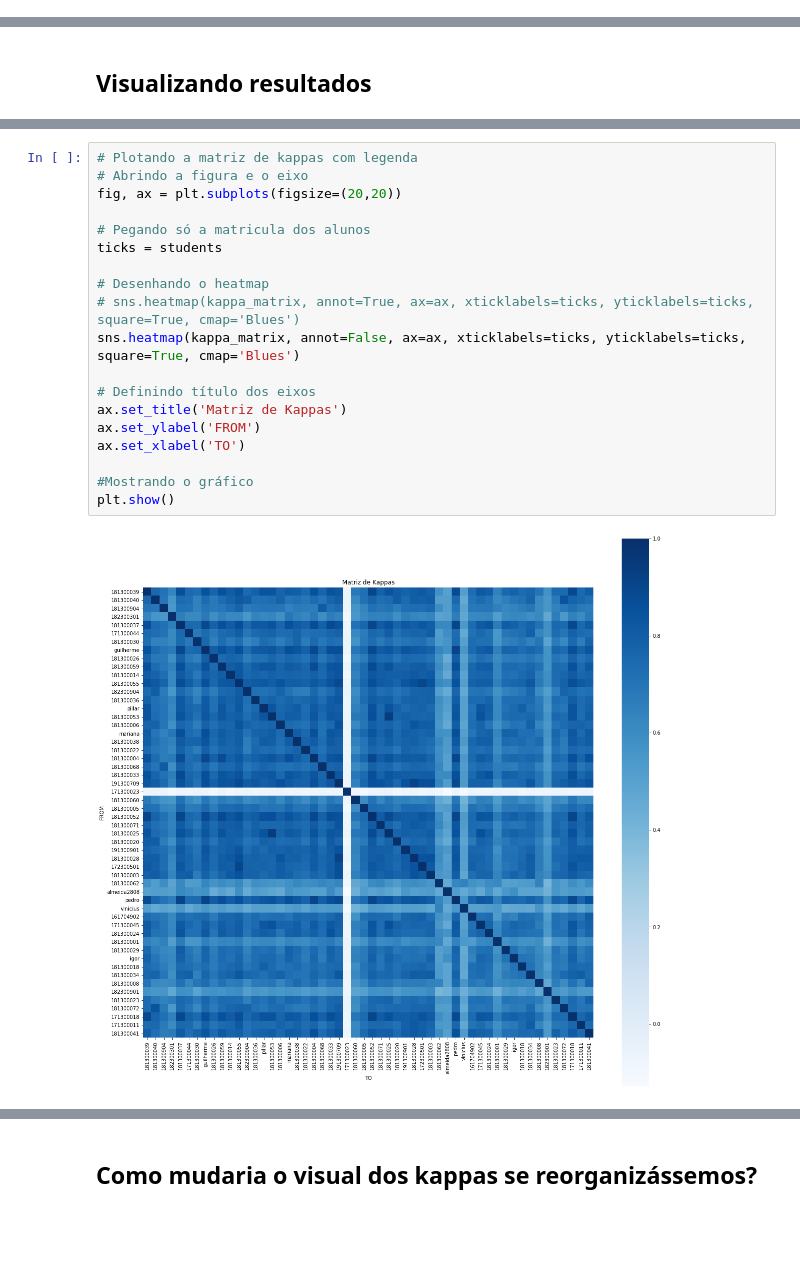
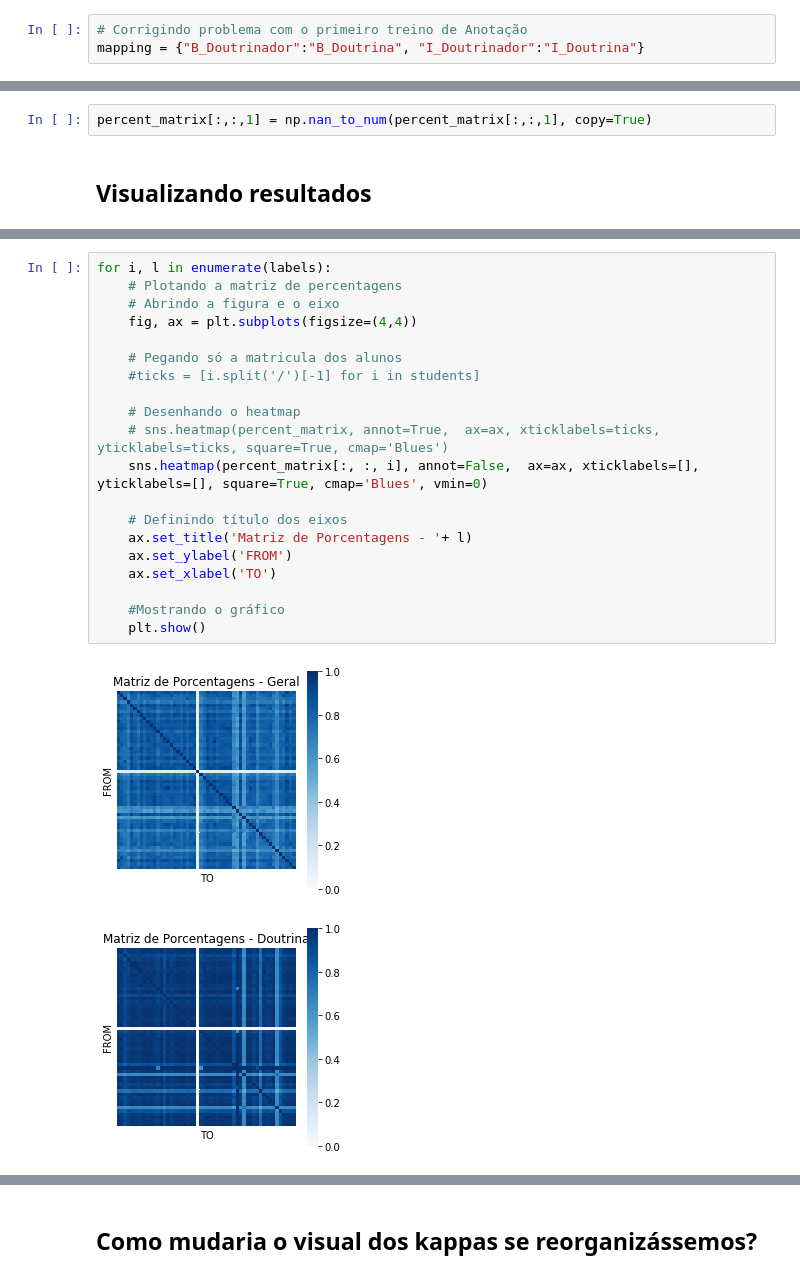
Before and after one commit to felipeasilva1/doccano, a Jupyter notebook: data_quality/1-Concordancia-treino_1.ipynb, the cells around one changed output, grey strips where cells are left out. Drawn from its saved outputs; the diff is of its cells as text; blank space fills up the shorter version.

```diff
--- a/data_quality/1-Concordancia-treino_1.ipynb
+++ b/data_quality/1-Concordancia-treino_1.ipynb
@@ -278,3 +230,6 @@ df_overlap = df_annot.merge(df_annot, on='documento', suffixes=('_x', '_y'))
+# %%
+# Corrigindo problema com o primeiro treino de Anotação
+mapping = {"B_Doutrinador":"B_Doutrina", "I_Doutrinador":"I_Doutrina"}
 # %% [markdown]
 # Calculando as métricas
 # %%
@@ -339,5 +303,7 @@ for n in tqdm.tqdm_notebook(range(size)):
 # %% [output]
 [interactive output not drawn]
+# %%
+percent_matrix[:,:,1] = np.nan_to_num(percent_matrix[:,:,1], copy=True)
 # %% [markdown]
 ## Visualizando resultados
 # %%
@@ -360,21 +332,23 @@ plt.show()
 # %%
-# Plotando a matriz de kappas com legenda
-# Abrindo a figura e o eixo
-fig, ax = plt.subplots(figsize=(20,20))
+for i, l in enumerate(labels):
+    # Plotando a matriz de percentagens
+    # Abrindo a figura e o eixo
+    fig, ax = plt.subplots(figsize=(4,4))
 
-# Pegando só a matricula dos alunos
-ticks = students
+    # Pegando só a matricula dos alunos
+    #ticks = [i.split('/')[-1] for i in students]
 
-# Desenhando o heatmap
-# sns.heatmap(kappa_matrix, annot=True, ax=ax, xticklabels=ticks, yticklabels=ticks, square=True, cmap='Blues')
-sns.heatmap(kappa_matrix, annot=False, ax=ax, xticklabels=ticks, yticklabels=ticks, square=True, cmap='Blues')
+    # Desenhando o heatmap
+    # sns.heatmap(percent_matrix, annot=True,  ax=ax, xticklabels=ticks, yticklabels=ticks, square=True, cmap='Blues')
+    sns.heatmap(percent_matrix[:, :, i], annot=False,  ax=ax, xticklabels=[], yticklabels=[], square=True, cmap='Blues', vmin=0)
 
-# Definindo título dos eixos
-ax.set_title('Matriz de Kappas')
-ax.set_ylabel('FROM')
-ax.set_xlabel('TO')
+    # Definindo título dos eixos
+    ax.set_title('Matriz de Porcentagens - '+ l)
+    ax.set_ylabel('FROM')
+    ax.set_xlabel('TO')
 
-#Mostrando o gráfico
-plt.show()
+    #Mostrando o gráfico
+    plt.show()
 # %% [output]
-[figure, old version]
+[figure, new version]
+[figure, added]
```
Also changed, not shown: parts of 45 cells of this notebook, 5 other files.
